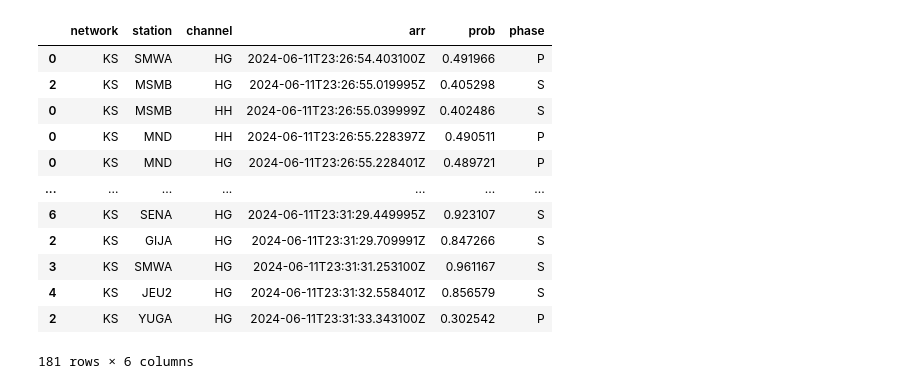
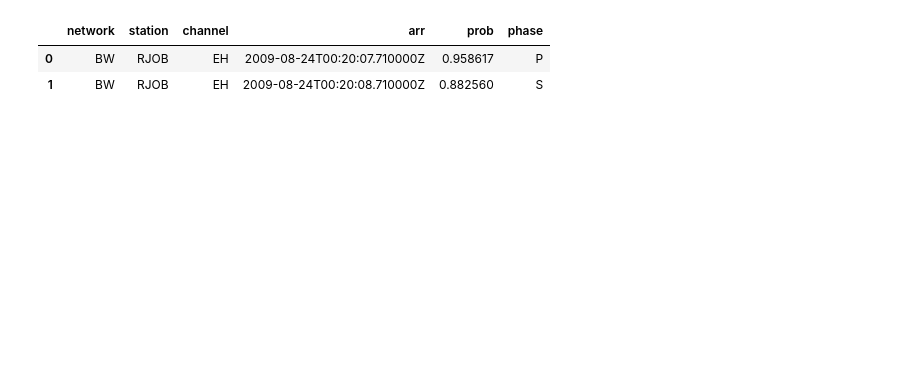
Before and after one commit to 1epss/JNU_seis, a Jupyter notebook: example.ipynb, the cells around one changed output. Saved outputs shown, nothing was run; the diff lists cells and outputs as text; code cells hidden in the pictures; blank space fills up the shorter version.

```diff
--- a/example.ipynb
+++ b/example.ipynb
@@ -177,41 +12,3 @@ def picking(net, stn, chn, st, twin, stride):
-# %%
-def plot_results(net, stn, chn, data_total, Y_total):
-    fig = plt.figure(figsize=(7,5))
-    ax1 = fig.add_subplot(4,1,1)
-    ax2 = fig.add_subplot(4,1,2)
-    ax3 = fig.add_subplot(4,1,3)
-    ax4 = fig.add_subplot(4,1,4)
-    ax1.plot(data_total[:,2], 'k', label='E')
-    ax2.plot(data_total[:,1], 'k', label='N')
-    ax3.plot(data_total[:,0], 'k', label='Z')
-
-    ax1.set_xticks([])
-    ax2.set_xticks([])
-    ax3.set_xticks([])
-
-    ax4.plot(Y_total[:,0], color='b', label='P', zorder=10)
-    ax4.plot(Y_total[:,1], color='r', label='S', zorder=10)
-    ax4.plot(Y_total[:,2], color='gray', label='Noise')
-
-    ax1.legend(loc='upper right')
-    ax2.legend(loc='upper right')
-    ax3.legend(loc='upper right')
-    ax4.legend(loc='upper right', ncol=3)
-
-    plt.suptitle(f'{net}.{stn}..{chn}')
-    plt.show()
-# %%
-def get_picks(Y_total, net, stn, chn, sttime, sr):
-    arr_lst = []
-    P_idx, P_prob = detect_peaks(Y_total[:,0], mph=.3, mpd=50, show=False)
-    S_idx, S_prob = detect_peaks(Y_total[:,1], mph=.3, mpd=50, show=False)
-    for idx_, p_idx in enumerate(P_idx):
-        p_arr = sttime + (p_idx/sr)
-        arr_lst.append([net, stn, chn, p_arr, P_prob[idx_], 'P'])
-    for idx_, s_idx in enumerate(S_idx):
-        s_arr = sttime + (s_idx/sr)
-        arr_lst.append([net, stn, chn, s_arr, S_prob[idx_], 'S'])
-    return arr_lst
 # %%
 model_path = '/nas/DATA_JNU/model/bestmodel_RRU_20230217_1339.h5'
 model = tf.keras.models.load_model(model_path)
@@ -295,12 +117,15 @@ scnl_df
 # %%
 Y_total =[]
 data_total = []
+startT_total = []
 
 for idx, row in scnl_df.iterrows():
     print(f'{row.network}.{row.station}..{row.channel}')
-    data, Y_med = picking(row.network, row.station, row.channel, st.copy(), twin=3000, stride=500)
+    data, Y_med, startT = picking(row.network, row.station, row.channel, st.copy(), twin=3000, stride=3000, model=model)
     data_total.append(data)
     Y_total.append(Y_med)
+    startT_total.append(startT)
 data_total = np.stack(data_total, axis=0)
 Y_total = np.stack(Y_total, axis=0)
+scnl_df['start_time'] = startT_total
 # %% [output]
@@ -341,23 +138,13 @@ for idx, row in scnl_df.iterrows():
 # %%
 picks_total = pd.DataFrame()
 for idx, row in scnl_df.iterrows():
-    arr_lst = get_picks(Y_total[idx], row.network, row.station, row.channel, row.start_time, row.sampling_rate)
+    arr_lst = get_picks(Y_total[idx], row.network, row.station, row.channel, row.start_time)
     picks = pd.DataFrame(arr_lst, columns=['network','station','channel','arr','prob','phase'])
     picks_total = pd.concat([picks_total, picks])
 picks_total.sort_values(by=['arr'], inplace=True)
 
 picks_total
 # %% [output]
 |  | network | station | channel | arr | prob | phase |
-| 0 | KS | SMWA | HG | 2024-06-11T23:26:54.403100Z | 0.491966 | P |
-| 2 | KS | MSMB | HG | 2024-06-11T23:26:55.019995Z | 0.405298 | S |
-| 0 | KS | MSMB | HH | 2024-06-11T23:26:55.039999Z | 0.402486 | S |
-| 0 | KS | MND | HH | 2024-06-11T23:26:55.228397Z | 0.490511 | P |
-| 0 | KS | MND | HG | 2024-06-11T23:26:55.228401Z | 0.489721 | P |
-| ... | ... | ... | ... | ... | ... | ... |
-| 6 | KS | SENA | HG | 2024-06-11T23:31:29.449995Z | 0.923107 | S |
-| 2 | KS | GIJA | HG | 2024-06-11T23:31:29.709991Z | 0.847266 | S |
-| 3 | KS | SMWA | HG | 2024-06-11T23:31:31.253100Z | 0.961167 | S |
-| 4 | KS | JEU2 | HG | 2024-06-11T23:31:32.558401Z | 0.856579 | S |
-| 2 | KS | YUGA | HG | 2024-06-11T23:31:33.343100Z | 0.302542 | P |
+| 0 | BW | RJOB | EH | 2009-08-24T00:20:07.710000Z | 0.958617 | P |
+| 1 | BW | RJOB | EH | 2009-08-24T00:20:08.710000Z | 0.882560 | S |
-181 rows × 6 columns
```
Also changed, not shown: parts of 21 cells of this notebook, 1 other file.
